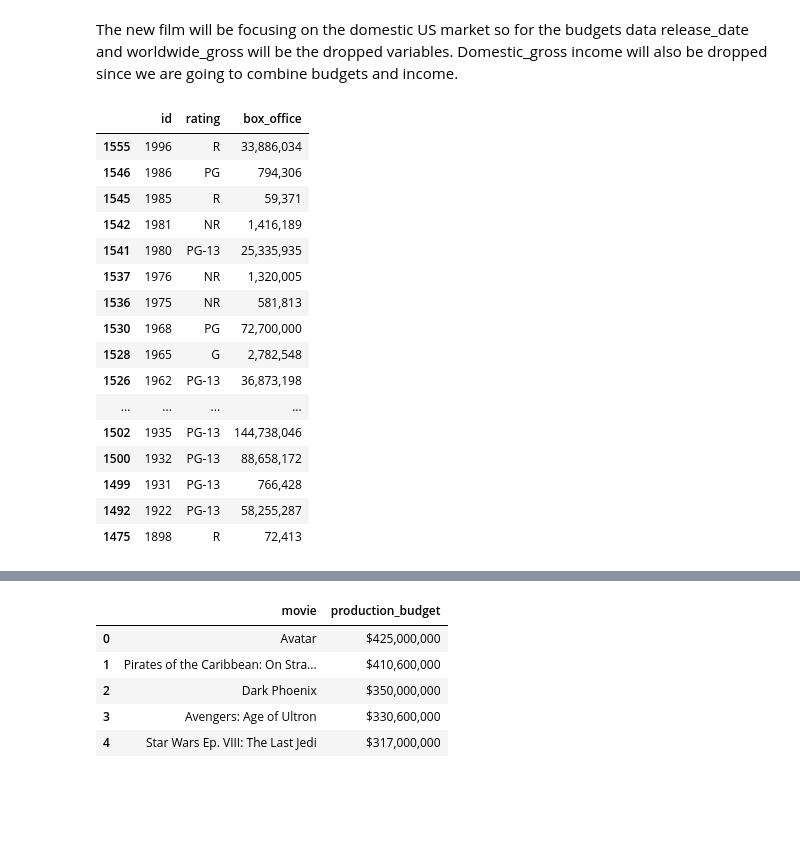
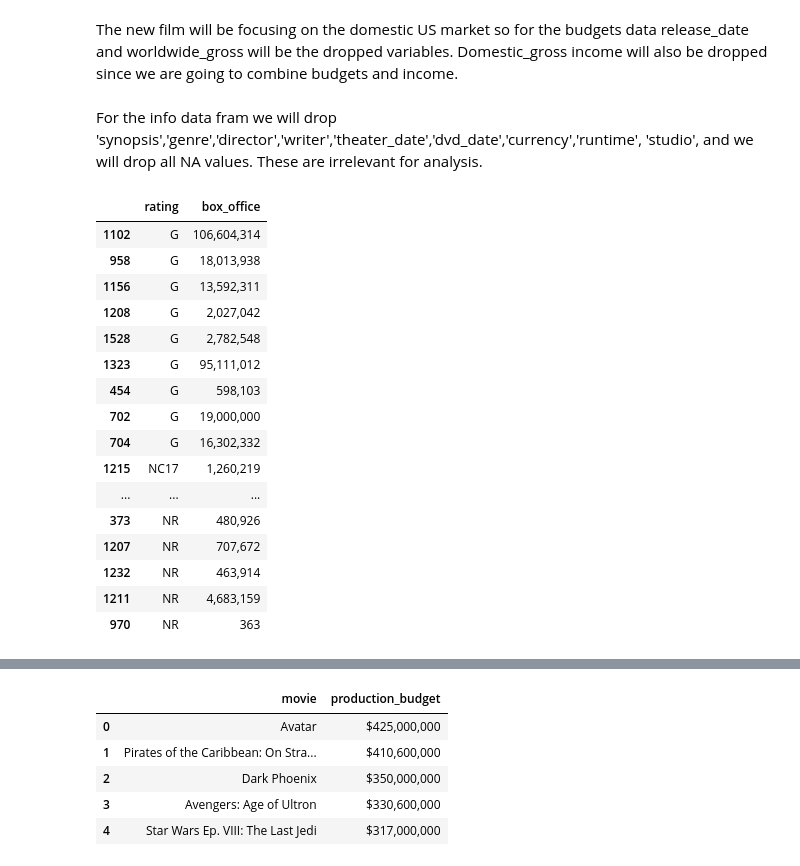
Before and after one commit to ashakeri92/dsc-phase-1-project-v2-3, a Jupyter notebook: analysis.ipynb, the cells around one changed output, grey strips where cells are left out. Cells and saved outputs as stored; diff of their text form; code cells hidden in the pictures; blank space fills up the shorter version.

Commit message:
continued working on info

```diff
--- a/analysis.ipynb
+++ b/analysis.ipynb
@@ -124,24 +124,28 @@ income.sort_values('domestic_gross', ascending=False).head(20)
 # %% [markdown]
 The new film will be focusing on the domestic US market so for the budgets data release_date and worldwide_gross will be the dropped variables. Domestic_gross income will also be dropped since we are going to combine budgets and income.
 # %%
-info.drop(['synopsis','genre','director','writer','theater_date','dvd_date','currency','runtime', 'studio'],axis=1, inplace=True)
+info.drop(['id','synopsis','genre','director','writer','theater_date','dvd_date','currency','runtime', 'studio'],axis=1, inplace=True)
+# %% [markdown]
+For the info data fram we will drop 'synopsis','genre','director','writer','theater_date','dvd_date','currency','runtime', 'studio', and we will drop all NA values. These are irrelevant for analysis.
+# %%
+info=info.dropna()
 # %%
-info.sort_values(by='id', ascending=False).dropna().head(20)
+info.sort_values(by='rating', ascending=True).head(20)
 # %% [output]
-|  | id | rating | box_office |
-| 1555 | 1996 | R | 33,886,034 |
-| 1546 | 1986 | PG | 794,306 |
-| 1545 | 1985 | R | 59,371 |
-| 1542 | 1981 | NR | 1,416,189 |
-| 1541 | 1980 | PG-13 | 25,335,935 |
-| 1537 | 1976 | NR | 1,320,005 |
-| 1536 | 1975 | NR | 581,813 |
-| 1530 | 1968 | PG | 72,700,000 |
-| 1528 | 1965 | G | 2,782,548 |
-| 1526 | 1962 | PG-13 | 36,873,198 |
-| ... | ... | ... | ... |
-| 1502 | 1935 | PG-13 | 144,738,046 |
-| 1500 | 1932 | PG-13 | 88,658,172 |
-| 1499 | 1931 | PG-13 | 766,428 |
-| 1492 | 1922 | PG-13 | 58,255,287 |
-| 1475 | 1898 | R | 72,413 |
+|  | rating | box_office |
+| 1102 | G | 106,604,314 |
+| 958 | G | 18,013,938 |
+| 1156 | G | 13,592,311 |
+| 1208 | G | 2,027,042 |
+| 1528 | G | 2,782,548 |
+| 1323 | G | 95,111,012 |
+| 454 | G | 598,103 |
+| 702 | G | 19,000,000 |
+| 704 | G | 16,302,332 |
+| 1215 | NC17 | 1,260,219 |
+| ... | ... | ... |
+| 373 | NR | 480,926 |
+| 1207 | NR | 707,672 |
+| 1232 | NR | 463,914 |
+| 1211 | NR | 4,683,159 |
+| 970 | NR | 363 |
```
Also changed, not shown: parts of 8 cells of this notebook.
